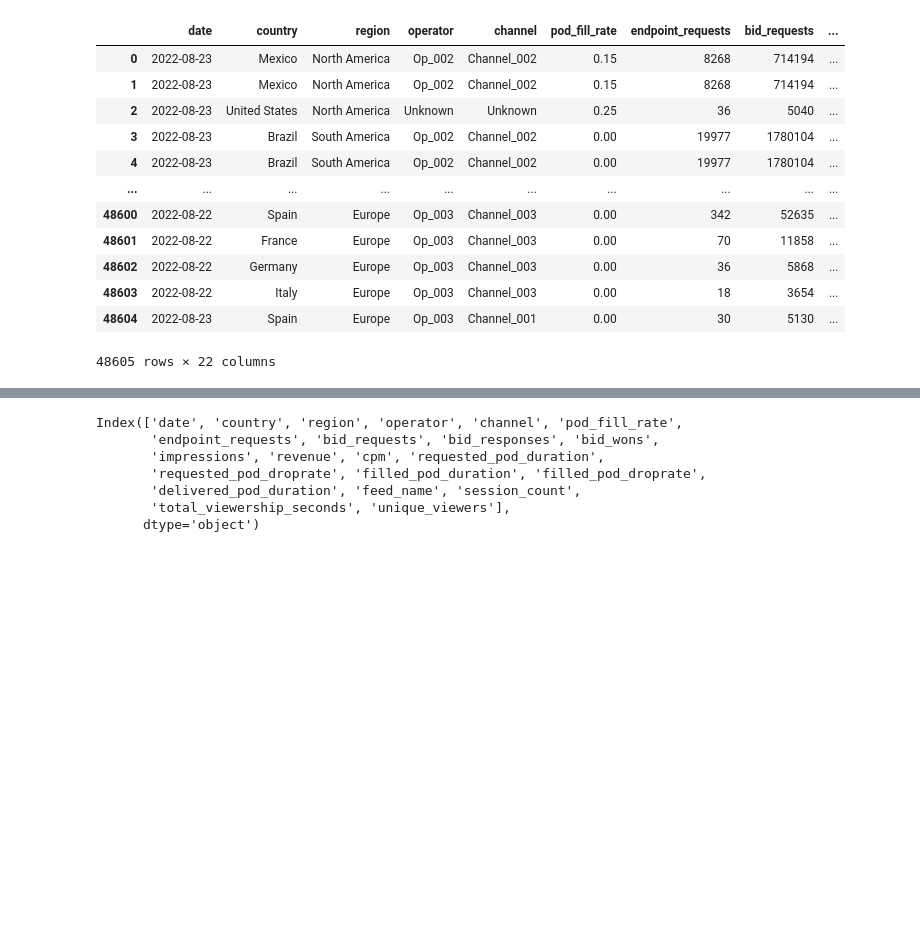
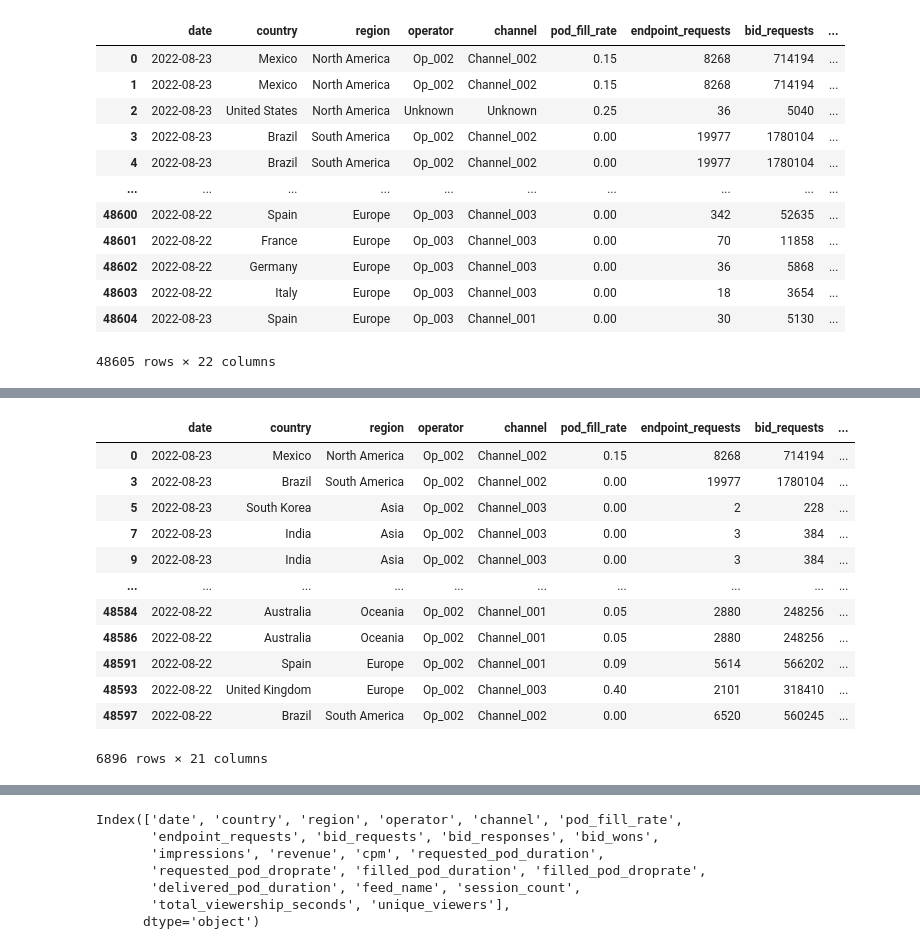
Before and after one commit to Peter-Nguyen96/Capstone-Project-Analytics-Dashboard-and-ML-Model, a Jupyter notebook: ML-Models/MLV2_revenue_prediction_Neural_Network.ipynb, the cells around one changed output, grey strips where cells are left out. Cells and saved outputs as stored; diff of their text form; code cells hidden in the pictures; blank space fills up the shorter version.

```diff
--- a/ML-Models/MLV2_revenue_prediction_Neural_Network.ipynb
+++ b/ML-Models/MLV2_revenue_prediction_Neural_Network.ipynb
@@ -184,0 +204,32 @@ merged_advertising_viewership_mapping
+# %%
+# since the index of the feed puts the two duplicate feeds together, sum the session count, total viewership seconds and unique viewers together in new dataframe
+cleaned_merged_duplicates = duplicate_rows.copy()
+for index in duplicate_rows.index:
+    if index-1 in duplicate_rows.index:
+        try:
+            row_A = duplicate_rows.loc[index-1]
+            row_B = duplicate_rows.loc[index]
+            cleaned_merged_duplicates.at[index-1,'session_count'] = float(row_A['session_count']) + float(row_B['session_count'])
+            cleaned_merged_duplicates.at[index-1,'total_viewership_seconds'] = float(row_A['total_viewership_seconds']) + float(row_B['total_viewership_seconds'])
+            cleaned_merged_duplicates.at[index-1,'unique_viewers'] = float(row_A['unique_viewers']) + float(row_B['unique_viewers'])
+        except:
+            print(index)
+# remove the duplicate row
+for index in cleaned_merged_duplicates.index:
+    if index-1 in cleaned_merged_duplicates.index:
+        cleaned_merged_duplicates = cleaned_merged_duplicates.drop([index])
+cleaned_merged_duplicates
+# %% [output]
+|  | date | country | region | operator | channel | pod_fill_rate | endpoint_requests | bid_requests | ... |
+| 0 | 2022-08-23 | Mexico | North America | Op_002 | Channel_002 | 0.15 | 8268 | 714194 | ... |
+| 3 | 2022-08-23 | Brazil | South America | Op_002 | Channel_002 | 0.00 | 19977 | 1780104 | ... |
+| 5 | 2022-08-23 | South Korea | Asia | Op_002 | Channel_003 | 0.00 | 2 | 228 | ... |
+| 7 | 2022-08-23 | India | Asia | Op_002 | Channel_003 | 0.00 | 3 | 384 | ... |
+| 9 | 2022-08-23 | India | Asia | Op_002 | Channel_003 | 0.00 | 3 | 384 | ... |
+| ... | ... | ... | ... | ... | ... | ... | ... | ... | ... |
+| 48584 | 2022-08-22 | Australia | Oceania | Op_002 | Channel_001 | 0.05 | 2880 | 248256 | ... |
+| 48586 | 2022-08-22 | Australia | Oceania | Op_002 | Channel_001 | 0.05 | 2880 | 248256 | ... |
+| 48591 | 2022-08-22 | Spain | Europe | Op_002 | Channel_001 | 0.09 | 5614 | 566202 | ... |
+| 48593 | 2022-08-22 | United Kingdom | Europe | Op_002 | Channel_003 | 0.40 | 2101 | 318410 | ... |
+| 48597 | 2022-08-22 | Brazil | South America | Op_002 | Channel_002 | 0.00 | 6520 | 560245 | ... |
+6896 rows × 21 columns
```
Also changed, not shown: parts of 2 cells of this notebook.
